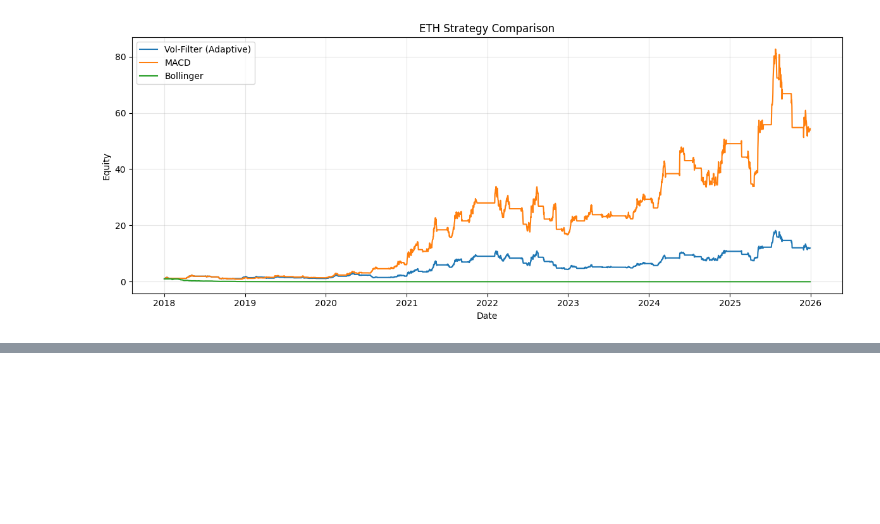
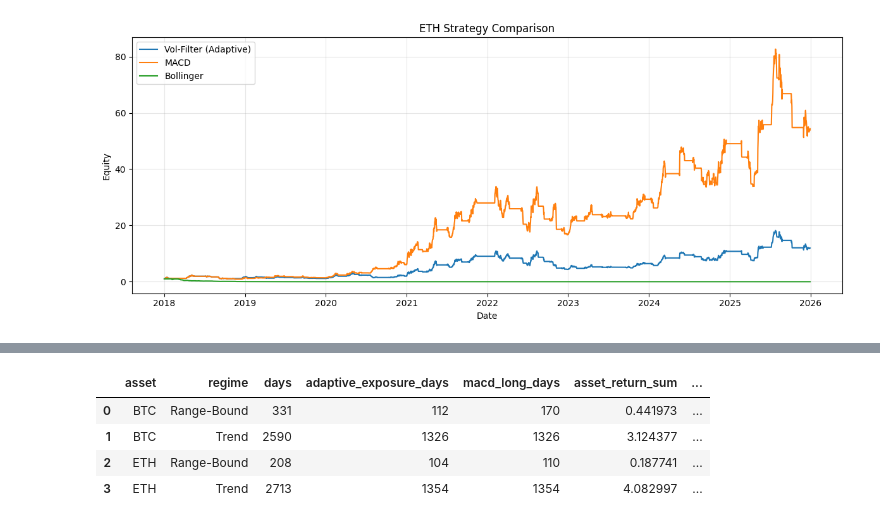
Before and after one commit to yizhouhang/dse4211_crypto_portfolio, a Jupyter notebook: Adaptive/vol_filter_v2.ipynb, the cells around one changed output, grey strips where cells are left out. Saved outputs shown, nothing was run; the diff lists cells and outputs as text; code cells hidden in the pictures; blank space fills up the shorter version.

Commit message:
added analysis

```diff
--- a/Adaptive/vol_filter_v2.ipynb
+++ b/Adaptive/vol_filter_v2.ipynb
@@ -390,0 +678,84 @@ plt.show()
+# %%
+# =========================
+# Vol-Filter return and drawdown diagnostics
+# =========================
+
+def build_vol_filter_diagnostics(asset, final_df, adaptive_summary, macd_summary):
+    df = final_df.copy().sort_values("date").reset_index(drop=True)
+    df["date"] = pd.to_datetime(df["date"])
+    df["regime_label"] = df["regime"].replace({"Range": "Range-Bound"})
+    df["asset_ret"] = df["price"].pct_change().fillna(0.0)
+    df["adaptive_position"] = df["position"].fillna(0).astype(int)
+    df["macd_position"] = df["position_macd"].fillna(0).astype(int)
+    df["adaptive_ret"] = df["adaptive_position"] * df["asset_ret"]
+    df["macd_ret"] = df["macd_position"] * df["asset_ret"]
+
+    total_adaptive_ret = df["adaptive_ret"].sum()
+    return_by_regime = (
+        df.groupby("regime_label")
+        .agg(
+            days=("date", "size"),
+            adaptive_exposure_days=("adaptive_position", lambda s: int((s != 0).sum())),
+            macd_long_days=("macd_position", lambda s: int((s == 1).sum())),
+            asset_return_sum=("asset_ret", "sum"),
+            adaptive_return_sum=("adaptive_ret", "sum"),
+            macd_return_sum=("macd_ret", "sum"),
+        )
+        .reset_index()
+        .rename(columns={"regime_label": "regime"})
+    )
+    return_by_regime["adaptive_return_contribution_pct"] = np.where(
+        abs(total_adaptive_ret) > 1e-12,
+        return_by_regime["adaptive_return_sum"] / total_adaptive_ret,
+        np.nan,
+    )
+    return_by_regime.insert(0, "asset", asset)
+
+    missed = df[(df["macd_position"] == 1) & (df["adaptive_position"] != 1)].copy()
+    missed_summary = {
+        "asset": asset,
+        "missed_macd_long_days": int(len(missed)),
+        "missed_asset_return_sum": missed["asset_ret"].sum(),
+        "missed_positive_return_sum": missed.loc[missed["asset_ret"] > 0, "asset_ret"].sum(),
+        "avoided_negative_return_sum": missed.loc[missed["asset_ret"] < 0, "asset_ret"].sum(),
+        "avg_missed_day_return": missed["asset_ret"].mean() if not missed.empty else np.nan,
+        "missed_days_share": len(missed) / len(df) if len(df) else np.nan,
+    }
+
+    adaptive_mdd = adaptive_summary["max_drawdown"]
+    macd_mdd = macd_summary["max_drawdown"]
+    drawdown_summary = {
+        "asset": asset,
+        "adaptive_max_drawdown": adaptive_mdd,
+        "macd_max_drawdown": macd_mdd,
+        "drawdown_reduction_abs": abs(macd_mdd) - abs(adaptive_mdd),
+        "drawdown_reduction_pct_of_macd": (abs(macd_mdd) - abs(adaptive_mdd)) / abs(macd_mdd) if macd_mdd != 0 else np.nan,
+    }
+
+    return {
+        "return_by_regime": return_by_regime,
+        "missed_summary": missed_summary,
+        "drawdown_summary": drawdown_summary,
+    }
+
+
+btc_diag = build_vol_filter_diagnostics("BTC", btc_final_df, btc_adaptive_summary, btc_macd_summary)
+eth_diag = build_vol_filter_diagnostics("ETH", eth_final_df, eth_adaptive_summary, eth_macd_summary)
+
+return_contribution_by_regime = pd.concat([btc_diag["return_by_regime"], eth_diag["return_by_regime"]], ignore_index=True)
+missed_return_analysis = pd.DataFrame([btc_diag["missed_summary"], eth_diag["missed_summary"]])
+drawdown_comparison_vs_macd = pd.DataFrame([btc_diag["drawdown_summary"], eth_diag["drawdown_summary"]])
+
+eth_dd_reduction = drawdown_comparison_vs_macd.loc[drawdown_comparison_vs_macd["asset"] == "ETH", "drawdown_reduction_abs"].iloc[0]
+btc_dd_reduction = drawdown_comparison_vs_macd.loc[drawdown_comparison_vs_macd["asset"] == "BTC", "drawdown_reduction_abs"].iloc[0]
+drawdown_reduction_verdict = "ETH" if eth_dd_reduction > btc_dd_reduction else "BTC"
+
+print("1. Return contribution by regime: Trend vs Range-Bound")
+display(return_contribution_by_regime)
+
+print("2. Missed-return analysis: days where MACD was long but Adaptive was not")
+display(missed_return_analysis)
+
+print("3. Drawdown comparison versus MACD")
+display(drawdown_comparison_vs_macd)
+# %% [output]
@@ -390,0 +763,5 @@ plt.show()
+|  | asset | regime | days | adaptive_exposure_days | macd_long_days | asset_return_sum | ... |
+| 0 | BTC | Range-Bound | 331 | 112 | 170 | 0.441973 | ... |
+| 1 | BTC | Trend | 2590 | 1326 | 1326 | 3.124377 | ... |
+| 2 | ETH | Range-Bound | 208 | 104 | 110 | 0.187741 | ... |
+| 3 | ETH | Trend | 2713 | 1354 | 1354 | 4.082997 | ... |
```
Also changed, not shown: parts of 8 cells of this notebook, 1 other file.
